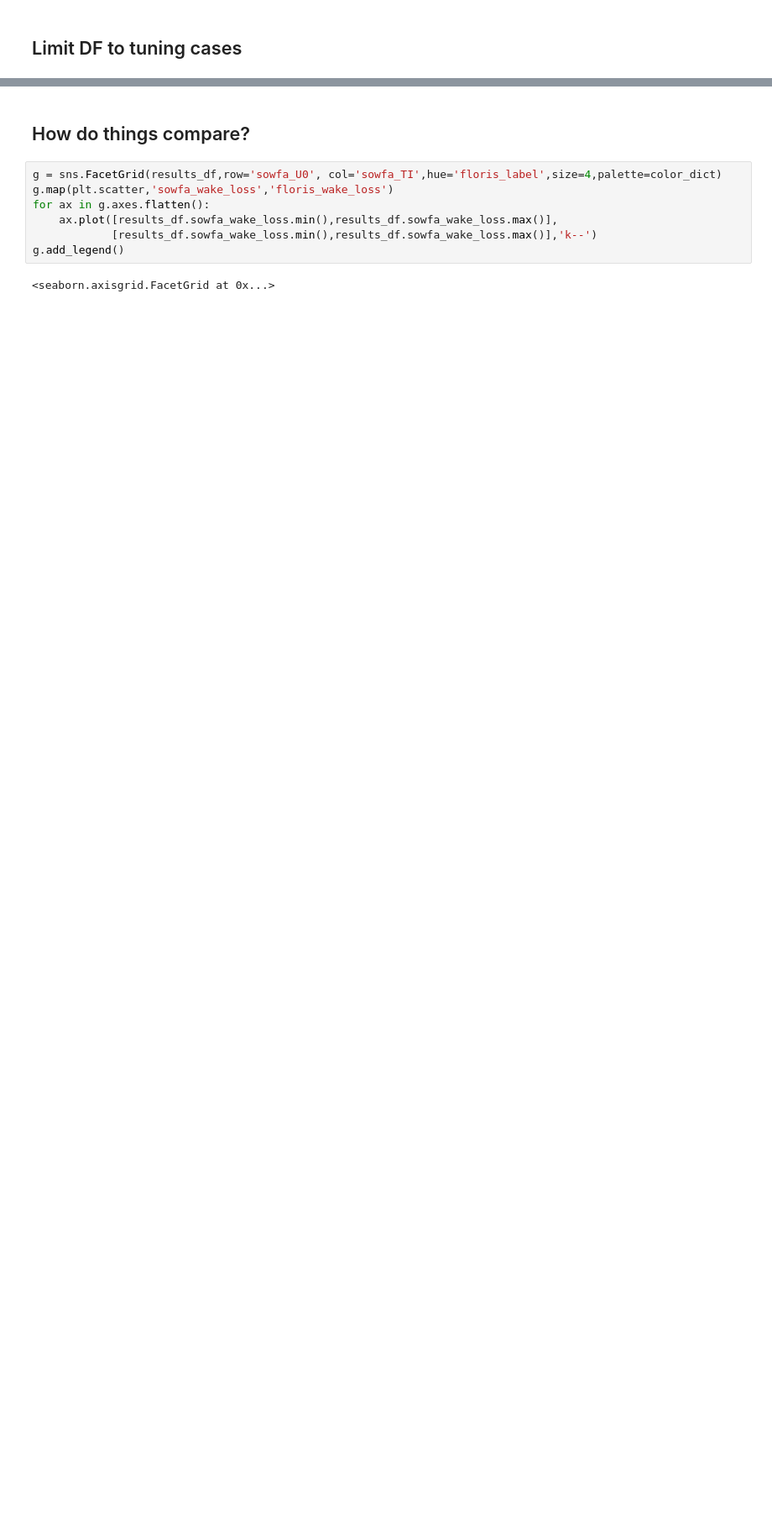
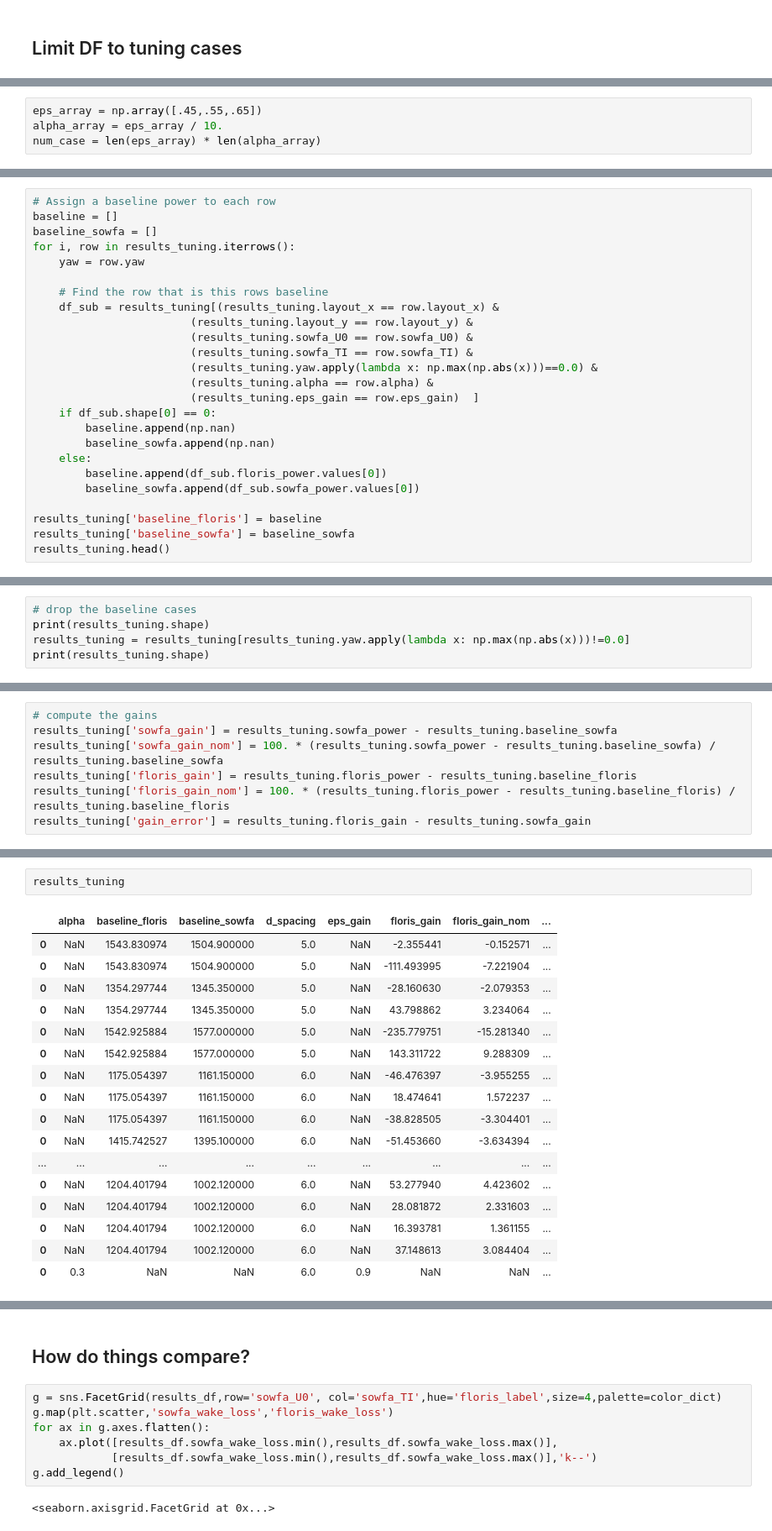
Before and after one commit to NREL/floris, a Jupyter notebook: examples_new/sowfa_tune/a_09_tune_gch.ipynb, the cells around one changed output, grey strips where cells are left out. Shown at 84% size. Drawn from its saved outputs; the diff is of its cells as text; blank space fills up the shorter version.

```diff
--- a/examples_new/sowfa_tune/a_07_check_double_and_wake_all_cases.ipynb
+++ b/examples_new/sowfa_tune/a_09_tune_gch.ipynb
@@ -171,0 +310,4 @@ results_df.head()
+# %%
+eps_array = np.array([.45,.55,.65])
+alpha_array = eps_array / 10.
+num_case = len(eps_array) * len(alpha_array)
@@ -171,0 +384,25 @@ results_df.head()
+# %%
+# Assign a baseline power to each row
+baseline = []
+baseline_sowfa = []
+for i, row in results_tuning.iterrows():
+    yaw = row.yaw
+
+    # Find the row that is this rows baseline
+    df_sub = results_tuning[(results_tuning.layout_x == row.layout_x) &
+                        (results_tuning.layout_y == row.layout_y) &
+                        (results_tuning.sowfa_U0 == row.sowfa_U0) &
+                        (results_tuning.sowfa_TI == row.sowfa_TI) &
+                        (results_tuning.yaw.apply(lambda x: np.max(np.abs(x)))==0.0) &
+                        (results_tuning.alpha == row.alpha) &
+                        (results_tuning.eps_gain == row.eps_gain)  ]
+    if df_sub.shape[0] == 0:
+        baseline.append(np.nan)
+        baseline_sowfa.append(np.nan)
+    else:
+        baseline.append(df_sub.floris_power.values[0])
+        baseline_sowfa.append(df_sub.sowfa_power.values[0])
+
+results_tuning['baseline_floris'] = baseline
+results_tuning['baseline_sowfa'] = baseline_sowfa
+results_tuning.head()
@@ -171,0 +416,5 @@ results_df.head()
+# %%
+# drop the baseline cases
+print(results_tuning.shape)
+results_tuning = results_tuning[results_tuning.yaw.apply(lambda x: np.max(np.abs(x)))!=0.0]
+print(results_tuning.shape)
@@ -171,0 +424,7 @@ results_df.head()
+# %%
+# compute the gains
+results_tuning['sowfa_gain'] = results_tuning.sowfa_power - results_tuning.baseline_sowfa
+results_tuning['sowfa_gain_nom'] = 100. * (results_tuning.sowfa_power - results_tuning.baseline_sowfa) / results_tuning.baseline_sowfa
+results_tuning['floris_gain'] = results_tuning.floris_power - results_tuning.baseline_floris
+results_tuning['floris_gain_nom'] = 100. * (results_tuning.floris_power - results_tuning.baseline_floris) / results_tuning.baseline_floris
+results_tuning['gain_error'] = results_tuning.floris_gain - results_tuning.sowfa_gain
@@ -171,0 +473,20 @@ results_df.head()
+# %%
+results_tuning
+# %% [output]
+|  | alpha | baseline_floris | baseline_sowfa | d_spacing | eps_gain | floris_gain | floris_gain_nom | ... |
+| 0 | NaN | 1543.830974 | 1504.900000 | 5.0 | NaN | -2.355441 | -0.152571 | ... |
+| 0 | NaN | 1543.830974 | 1504.900000 | 5.0 | NaN | -111.493995 | -7.221904 | ... |
+| 0 | NaN | 1354.297744 | 1345.350000 | 5.0 | NaN | -28.160630 | -2.079353 | ... |
+| 0 | NaN | 1354.297744 | 1345.350000 | 5.0 | NaN | 43.798862 | 3.234064 | ... |
+| 0 | NaN | 1542.925884 | 1577.000000 | 5.0 | NaN | -235.779751 | -15.281340 | ... |
+| 0 | NaN | 1542.925884 | 1577.000000 | 5.0 | NaN | 143.311722 | 9.288309 | ... |
+| 0 | NaN | 1175.054397 | 1161.150000 | 6.0 | NaN | -46.476397 | -3.955255 | ... |
+| 0 | NaN | 1175.054397 | 1161.150000 | 6.0 | NaN | 18.474641 | 1.572237 | ... |
+| 0 | NaN | 1175.054397 | 1161.150000 | 6.0 | NaN | -38.828505 | -3.304401 | ... |
+| 0 | NaN | 1415.742527 | 1395.100000 | 6.0 | NaN | -51.453660 | -3.634394 | ... |
+| ... | ... | ... | ... | ... | ... | ... | ... | ... |
+| 0 | NaN | 1204.401794 | 1002.120000 | 6.0 | NaN | 53.277940 | 4.423602 | ... |
+| 0 | NaN | 1204.401794 | 1002.120000 | 6.0 | NaN | 28.081872 | 2.331603 | ... |
+| 0 | NaN | 1204.401794 | 1002.120000 | 6.0 | NaN | 16.393781 | 1.361155 | ... |
+| 0 | NaN | 1204.401794 | 1002.120000 | 6.0 | NaN | 37.148613 | 3.084404 | ... |
+| 0 | 0.3 | NaN | NaN | 6.0 | 0.9 | NaN | NaN | ... |
```
Also changed, not shown: parts of 37 cells of this notebook, 2 other files.
